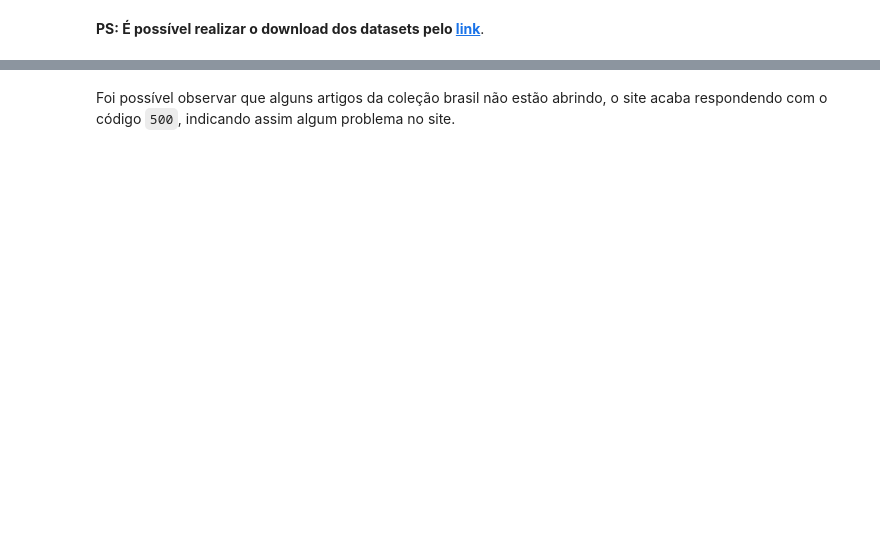
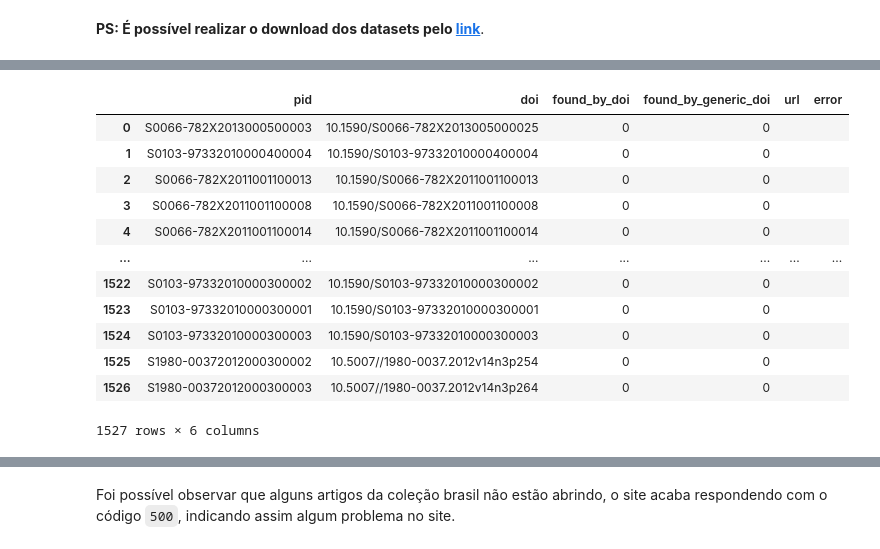
Before and after one commit to joffilyfe/scielo-experiments, a Jupyter notebook: notebook-analise-checagem-de-doi-scl.ipynb, the cells around one changed output, grey strips where cells are left out. Saved outputs shown, nothing was run; the diff lists cells and outputs as text; code cells hidden in the pictures; blank space fills up the shorter version.

```diff
--- a/notebook-analise-checagem-de-doi-scl.ipynb
+++ b/notebook-analise-checagem-de-doi-scl.ipynb
@@ -177,0 +171,20 @@ A princípio vale observar alguns erros que possuem a palavra **scielo**. Estran
+# %%
+df_doi[
+    (df_doi["found_by_doi"] == 0)
+    & (df_doi["found_by_generic_doi"] == 0)
+    & (df_doi["doi"] != "")
+].reset_index(drop=True)
+# %% [output]
+|  | pid | doi | found_by_doi | found_by_generic_doi | url | error |
+| 0 | S0066-782X2013000500003 | 10.1590/S0066-782X2013005000025 | 0 | 0 |  |  |
+| 1 | S0103-97332010000400004 | 10.1590/S0103-97332010000400004 | 0 | 0 |  |  |
+| 2 | S0066-782X2011001100013 | 10.1590/S0066-782X2011001100013 | 0 | 0 |  |  |
+| 3 | S0066-782X2011001100008 | 10.1590/S0066-782X2011001100008 | 0 | 0 |  |  |
+| 4 | S0066-782X2011001100014 | 10.1590/S0066-782X2011001100014 | 0 | 0 |  |  |
+| ... | ... | ... | ... | ... | ... | ... |
+| 1522 | S0103-97332010000300002 | 10.1590/S0103-97332010000300002 | 0 | 0 |  |  |
+| 1523 | S0103-97332010000300001 | 10.1590/S0103-97332010000300001 | 0 | 0 |  |  |
+| 1524 | S0103-97332010000300003 | 10.1590/S0103-97332010000300003 | 0 | 0 |  |  |
+| 1525 | S1980-00372012000300002 | 10.5007//1980-0037.2012v14n3p254 | 0 | 0 |  |  |
+| 1526 | S1980-00372012000300003 | 10.5007//1980-0037.2012v14n3p264 | 0 | 0 |  |  |
+1527 rows × 6 columns
```
Also changed, not shown: parts of 68 cells of this notebook.
